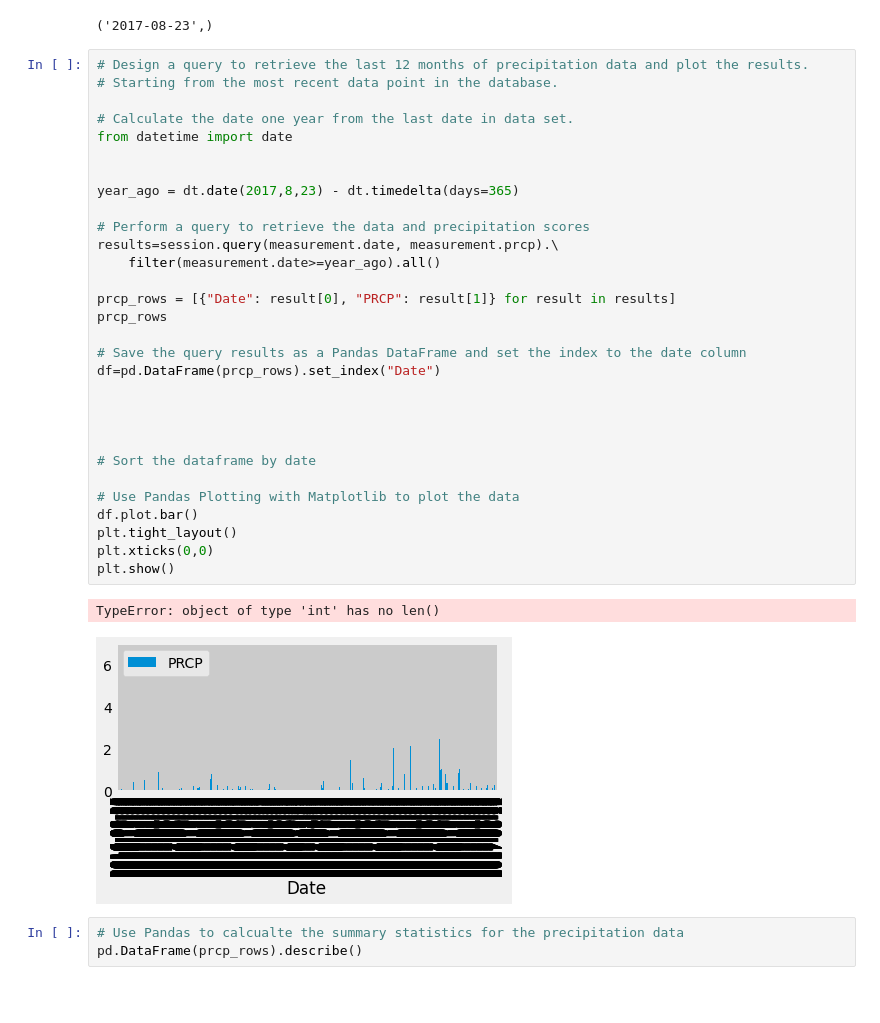
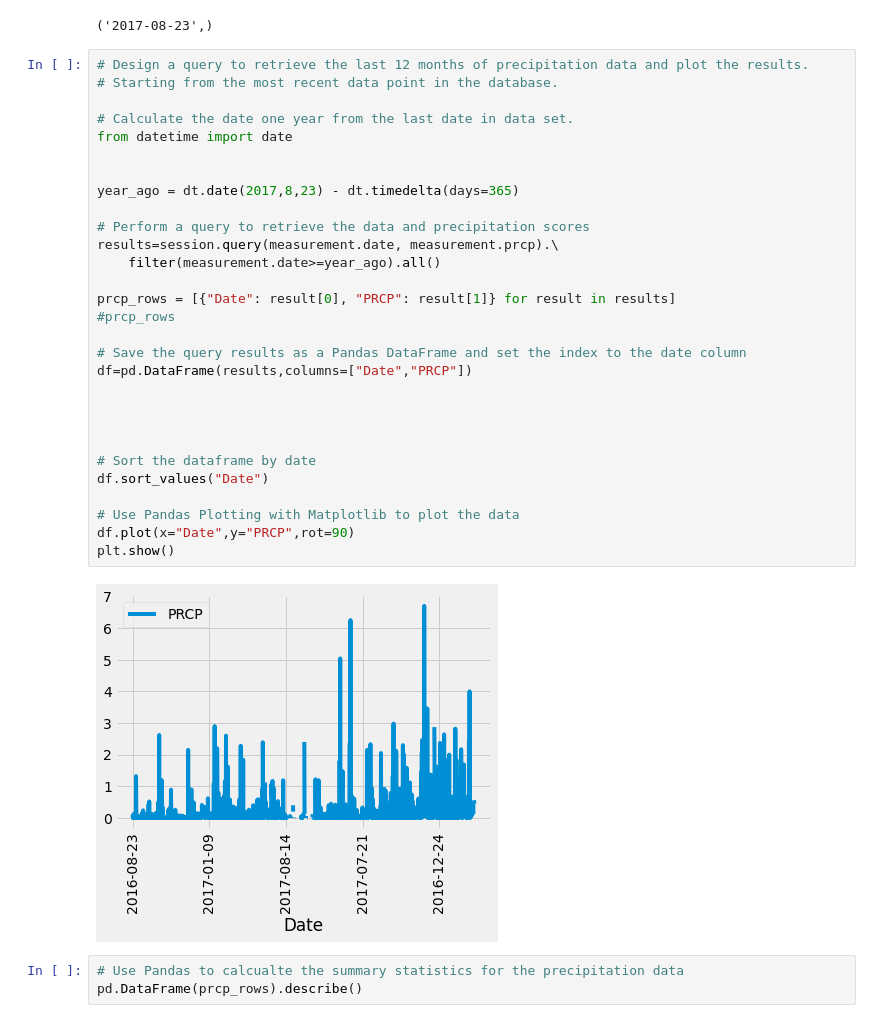
Before and after one commit to Grawrts/Climate-Analysis-SQLAlchemy, a Jupyter notebook: SurfsUp/climate_starter.ipynb, the cells around one changed output. Drawn from its saved outputs; the diff is of its cells as text; blank space fills up the shorter version.

```diff
--- a/SurfsUp/climate_starter.ipynb
+++ b/SurfsUp/climate_starter.ipynb
@@ -45,36 +45,34 @@ session.query(measurement.date).order_by(measurement.date.desc()).first()
 # %%
 # Design a query to retrieve the last 12 months of precipitation data and plot the results.
 # Starting from the most recent data point in the database.
 
 # Calculate the date one year from the last date in data set.
 from datetime import date
 
 
 year_ago = dt.date(2017,8,23) - dt.timedelta(days=365)
 
 # Perform a query to retrieve the data and precipitation scores
 results=session.query(measurement.date, measurement.prcp).\
     filter(measurement.date>=year_ago).all()
 
 prcp_rows = [{"Date": result[0], "PRCP": result[1]} for result in results]
-prcp_rows
+#prcp_rows
 
 # Save the query results as a Pandas DataFrame and set the index to the date column
-df=pd.DataFrame(prcp_rows).set_index("Date")
+df=pd.DataFrame(results,columns=["Date","PRCP"])
 
 
 
 
 # Sort the dataframe by date
+df.sort_values("Date")
 
 # Use Pandas Plotting with Matplotlib to plot the data
-df.plot.bar()
-plt.tight_layout()
-plt.xticks(0,0)
+df.plot(x="Date",y="PRCP",rot=90)
 plt.show()
 # %% [output]
-TypeError: object of type 'int' has no len()
-[figure, old version]
+[figure, new version]
 # %%
 # Use Pandas to calcualte the summary statistics for the precipitation data
 pd.DataFrame(prcp_rows).describe()
```
Also changed, not shown: parts of 3 cells of this notebook.
